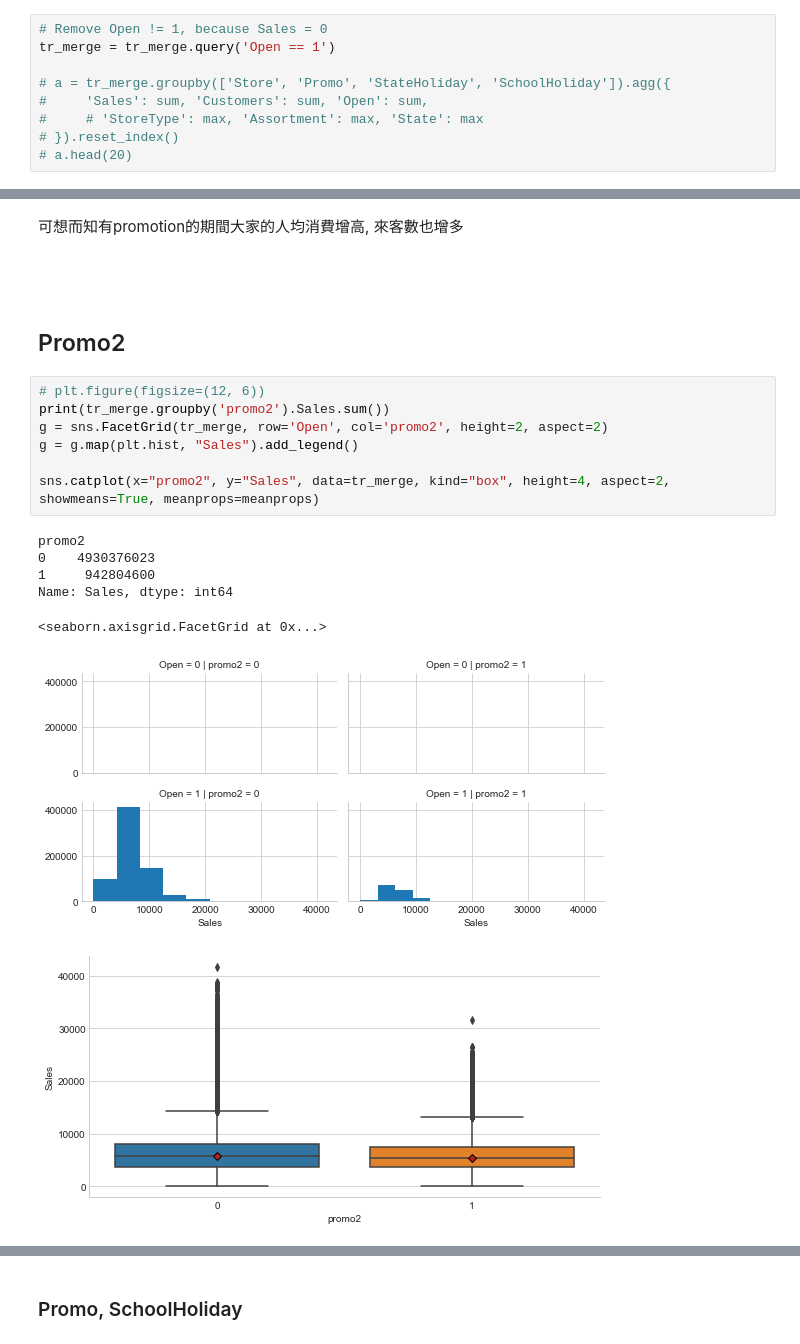
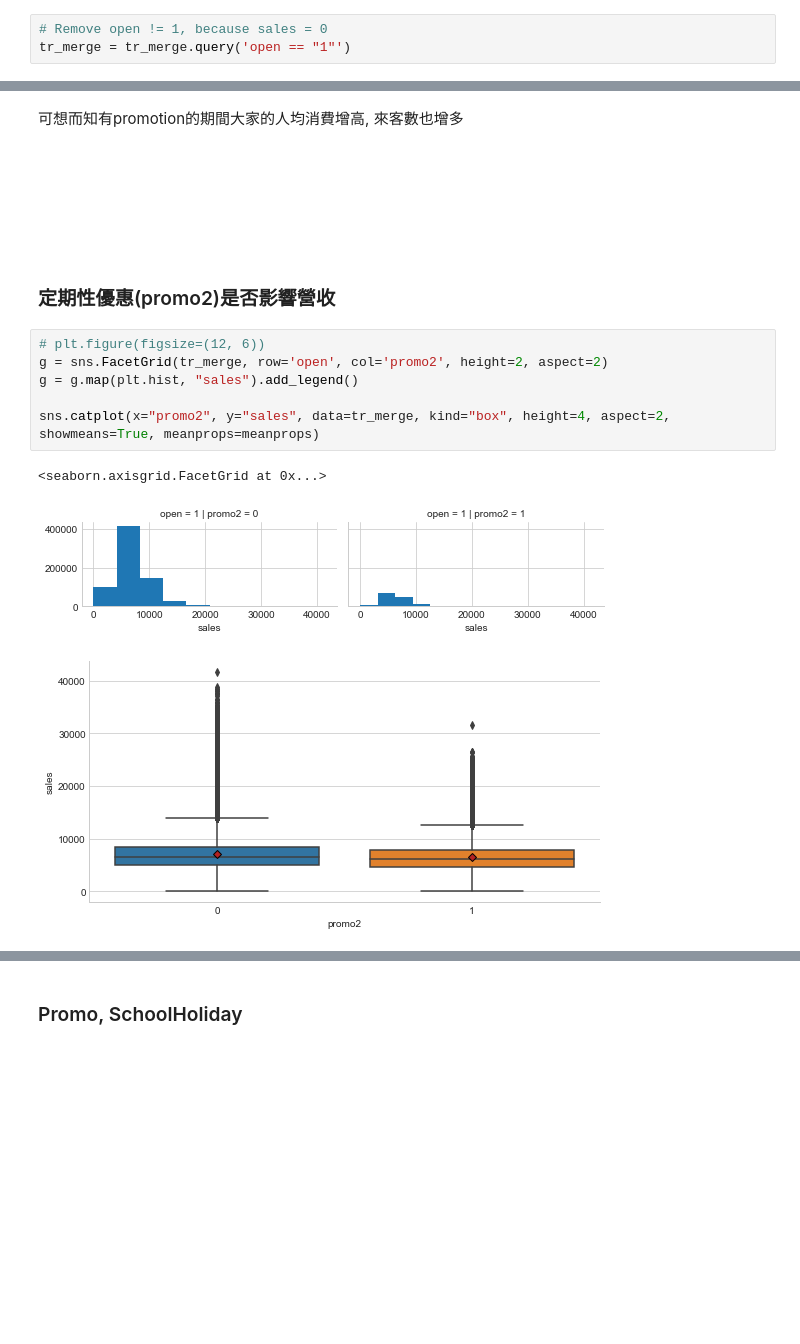
Before and after one commit to CloudMile/ml-specialized, a Jupyter notebook: rossmann/rossman.ipynb, the cells around one changed output, grey strips where cells are left out. Saved outputs shown, nothing was run; the diff lists cells and outputs as text; blank space fills up the shorter version.

```diff
--- a/rossmann/rossman.ipynb
+++ b/rossmann/rossman.ipynb
@@ -218,13 +177,7 @@ Name: Sales, dtype: float64
 [figure]
-# %%
-# Remove Open != 1, because Sales = 0
-tr_merge = tr_merge.query('Open == 1')
-
-# a = tr_merge.groupby(['Store', 'Promo', 'StateHoliday', 'SchoolHoliday']).agg({
-#     'Sales': sum, 'Customers': sum, 'Open': sum,
-#     # 'StoreType': max, 'Assortment': max, 'State': max
-# }).reset_index()
-# a.head(20)
+# %%
+# Remove open != 1, because sales = 0
+tr_merge = tr_merge.query('open == "1"')
 # %% [markdown]
 <br/>
 <br/>
@@ -349,21 +260,20 @@ agg
 <br/>
 <br/>
 <br/>
-# %% [markdown]
-## Promo2
+# %% [markdown]
+<br/>
+<br/>
+<br/>
+
+### 定期性優惠(promo2)是否影響營收
 # %%
 # plt.figure(figsize=(12, 6))
-print(tr_merge.groupby('promo2').Sales.sum())
-g = sns.FacetGrid(tr_merge, row='Open', col='promo2', height=2, aspect=2)
-g = g.map(plt.hist, "Sales").add_legend()
+g = sns.FacetGrid(tr_merge, row='open', col='promo2', height=2, aspect=2)
+g = g.map(plt.hist, "sales").add_legend()
 
-sns.catplot(x="promo2", y="Sales", data=tr_merge, kind="box", height=4, aspect=2, showmeans=True, meanprops=meanprops)
+sns.catplot(x="promo2", y="sales", data=tr_merge, kind="box", height=4, aspect=2, showmeans=True, meanprops=meanprops)
 # %% [output]
-promo2
-0    4930376023
-1     942804600
-Name: Sales, dtype: int64
+<seaborn.axisgrid.FacetGrid at 0x...>
-<seaborn.axisgrid.FacetGrid at 0x...>
-[figure, old version]
+[figure, new version]
-[figure, old version]
+[figure, new version]
 # %%
```
Also changed, not shown: parts of 107 cells of this notebook, 10 other files.
